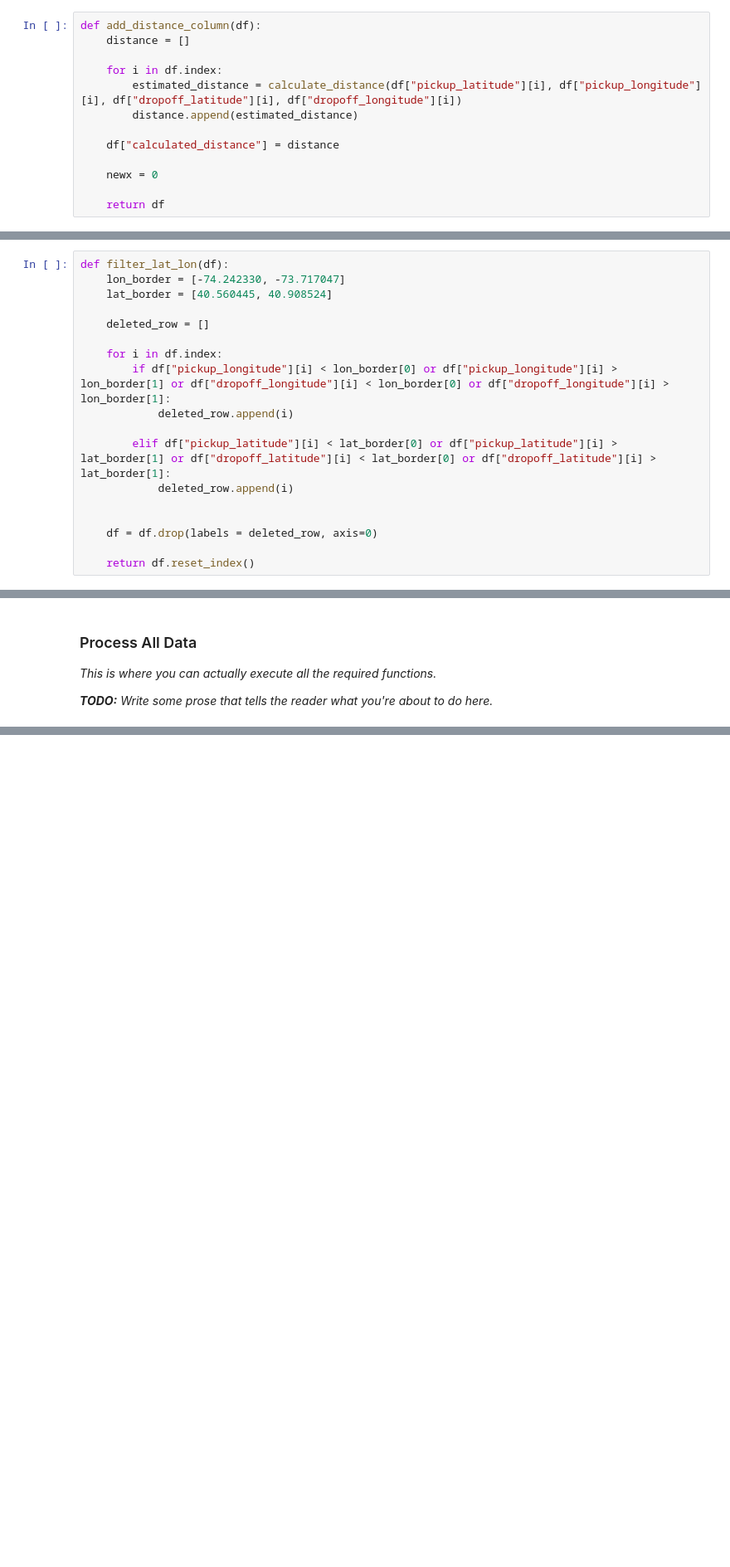
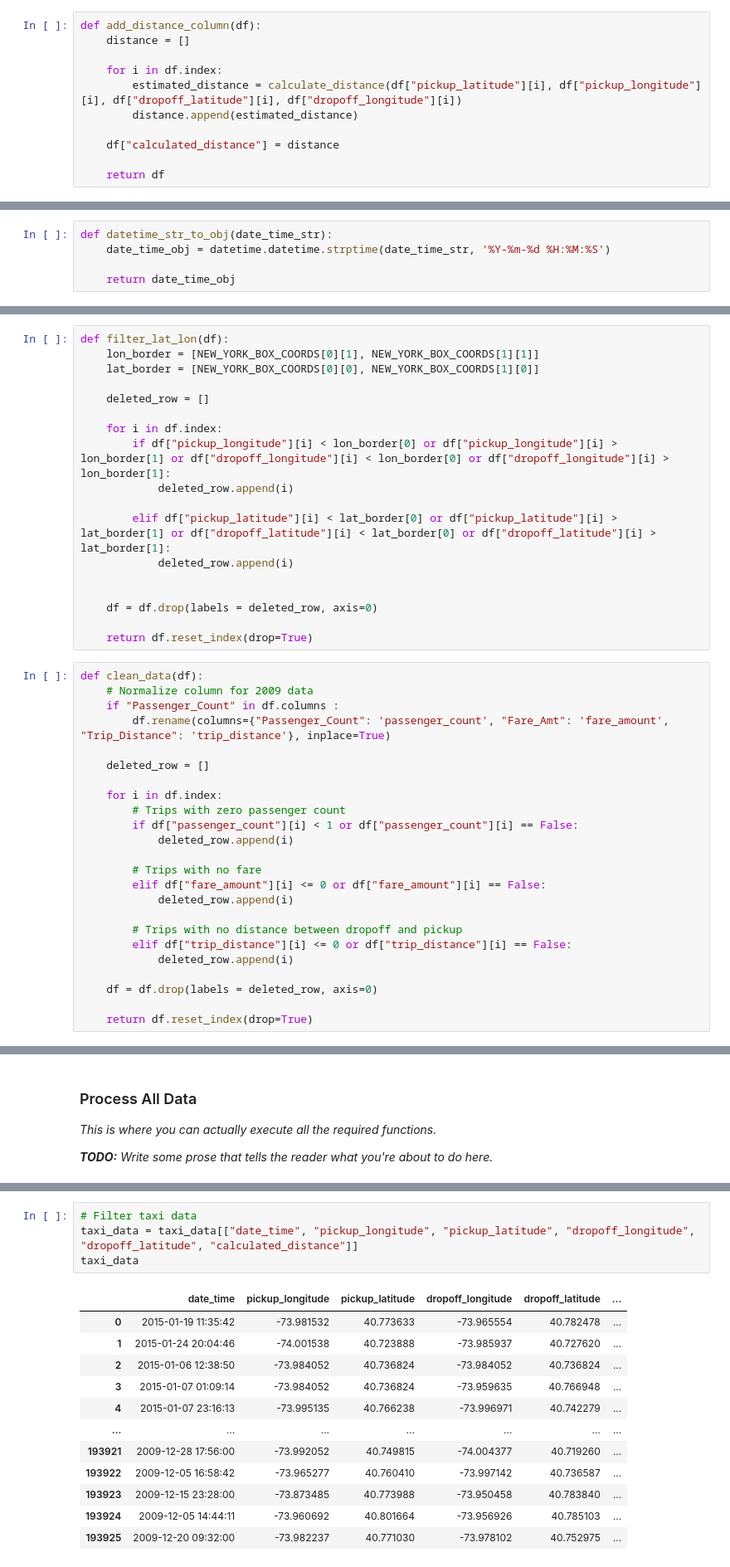
Before and after one commit to ArvianditoCaessara/TFA-Final_Project-Group11, a Jupyter notebook: Project Scaffolding.ipynb, the cells around one changed output, grey strips where cells are left out. Shown: that part at 83% size. Drawn from its saved outputs; the diff is of its cells as text; blank space fills up the shorter version.

```diff
--- a/Project Scaffolding.ipynb
+++ b/Project Scaffolding.ipynb
@@ -111,6 +120,4 @@ def add_distance_column(df):
 
     df["calculated_distance"] = distance
 
-    newx = 0
-
     return df
@@ -117,3 +128,8 @@ def add_distance_column(df):
+# %%
+def datetime_str_to_obj(date_time_str):
+    date_time_obj = datetime.datetime.strptime(date_time_str, '%Y-%m-%d %H:%M:%S')
+
+    return date_time_obj
 # %% [markdown]
 ### Processing Taxi Data
 
@@ -147,8 +163,8 @@ def get_lat_lon_from_loc():
     return find_lat_lon
 # %%
 def filter_lat_lon(df):
-    lon_border = [-74.242330, -73.717047]
-    lat_border = [40.560445, 40.908524]
+    lon_border = [NEW_YORK_BOX_COORDS[0][1], NEW_YORK_BOX_COORDS[1][1]]
+    lat_border = [NEW_YORK_BOX_COORDS[0][0], NEW_YORK_BOX_COORDS[1][0]]
 
     deleted_row = []
 
@@ -162,7 +178,31 @@ def filter_lat_lon(df):
 
     df = df.drop(labels = deleted_row, axis=0)
 
-    return df.reset_index()
+    return df.reset_index(drop=True)
+# %%
+def clean_data(df):
+    # Normalize column for 2009 data
+    if "Passenger_Count" in df.columns :
+        df.rename(columns={"Passenger_Count": 'passenger_count', "Fare_Amt": 'fare_amount', "Trip_Distance": 'trip_distance'}, inplace=True)
+
+    deleted_row = []
+
+    for i in df.index:
+        # Trips with zero passenger count
+        if df["passenger_count"][i] < 1 or df["passenger_count"][i] == False:
+            deleted_row.append(i)
+
+        # Trips with no fare
+        elif df["fare_amount"][i] <= 0 or df["fare_amount"][i] == False:
+            deleted_row.append(i)
+
+        # Trips with no distance between dropoff and pickup
+        elif df["trip_distance"][i] <= 0 or df["trip_distance"][i] == False:
+            deleted_row.append(i)
+
+    df = df.drop(labels = deleted_row, axis=0)
+
+    return df.reset_index(drop=True)
 # %%
 def get_and_clean_month_taxi_data(url):
 
@@ -327,0 +469,17 @@ hourly_weather_data, daily_weather_data = load_and_clean_weather_data()
+# %%
+# Filter taxi data
+taxi_data = taxi_data[["date_time", "pickup_longitude", "pickup_latitude", "dropoff_longitude", "dropoff_latitude", "calculated_distance"]]
+taxi_data
+# %% [output]
+|  | date_time | pickup_longitude | pickup_latitude | dropoff_longitude | dropoff_latitude | ... |
+| 0 | 2015-01-19 11:35:42 | -73.981532 | 40.773633 | -73.965554 | 40.782478 | ... |
+| 1 | 2015-01-24 20:04:46 | -74.001538 | 40.723888 | -73.985937 | 40.727620 | ... |
+| 2 | 2015-01-06 12:38:50 | -73.984052 | 40.736824 | -73.984052 | 40.736824 | ... |
+| 3 | 2015-01-07 01:09:14 | -73.984052 | 40.736824 | -73.959635 | 40.766948 | ... |
+| 4 | 2015-01-07 23:16:13 | -73.995135 | 40.766238 | -73.996971 | 40.742279 | ... |
+| ... | ... | ... | ... | ... | ... | ... |
+| 193921 | 2009-12-28 17:56:00 | -73.992052 | 40.749815 | -74.004377 | 40.719260 | ... |
+| 193922 | 2009-12-05 16:58:42 | -73.965277 | 40.760410 | -73.997142 | 40.736587 | ... |
+| 193923 | 2009-12-15 23:28:00 | -73.873485 | 40.773988 | -73.950458 | 40.783840 | ... |
+| 193924 | 2009-12-05 14:44:11 | -73.960692 | 40.801664 | -73.956926 | 40.785103 | ... |
+| 193925 | 2009-12-20 09:32:00 | -73.982237 | 40.771030 | -73.978102 | 40.752975 | ... |
```
Also changed, not shown: parts of 49 cells of this notebook, 20 other files.
